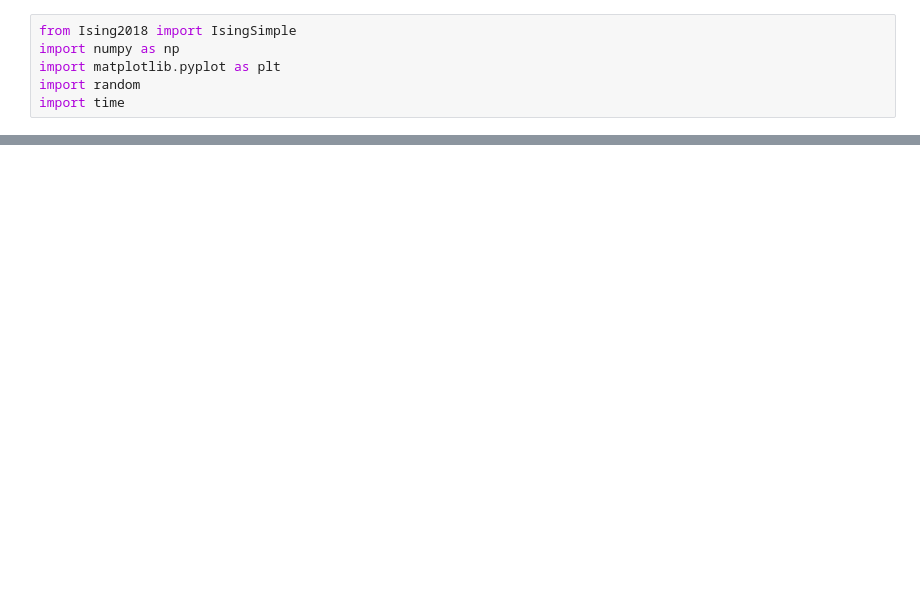
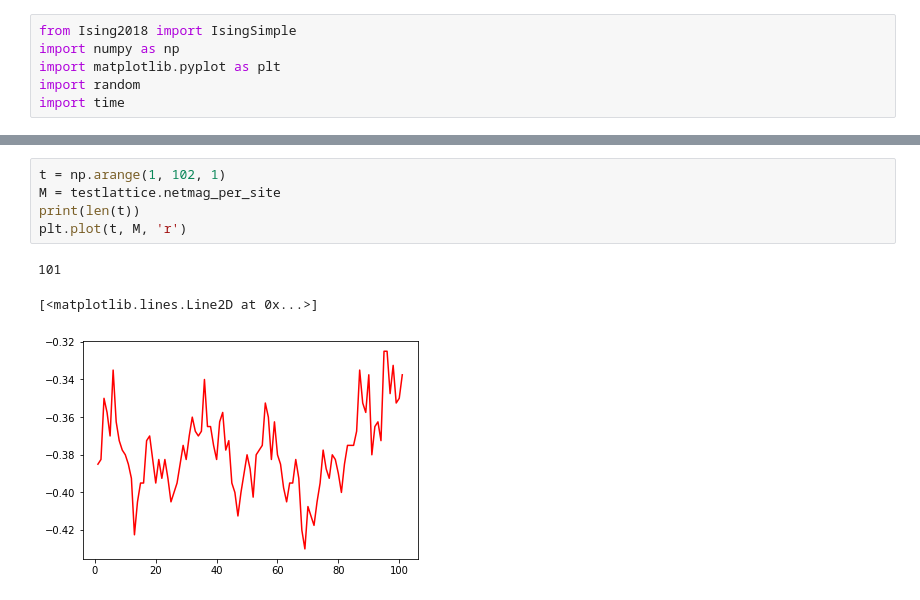
Before and after one commit to StephenWasntAvailable/CompSim18_19, a Jupyter notebook: Ising Project/Ising 2018 Notebook.ipynb, the cells around one changed output, grey strips where cells are left out. Drawn from its saved outputs; the diff is of its cells as text; blank space fills up the shorter version.

```diff
--- a/Ising Project/Ising 2018 Notebook.ipynb
+++ b/Ising Project/Ising 2018 Notebook.ipynb
@@ -22,0 +27,9 @@ print(end - start)
+# %%
+t = np.arange(1, 102, 1)
+M = testlattice.netmag_per_site
+print(len(t))
+plt.plot(t, M, 'r')
+# %% [output]
+101
+[<matplotlib.lines.Line2D at 0x...>]
+[figure, added]
```
Also changed, not shown: parts of 2 cells of this notebook, 1 other file.
